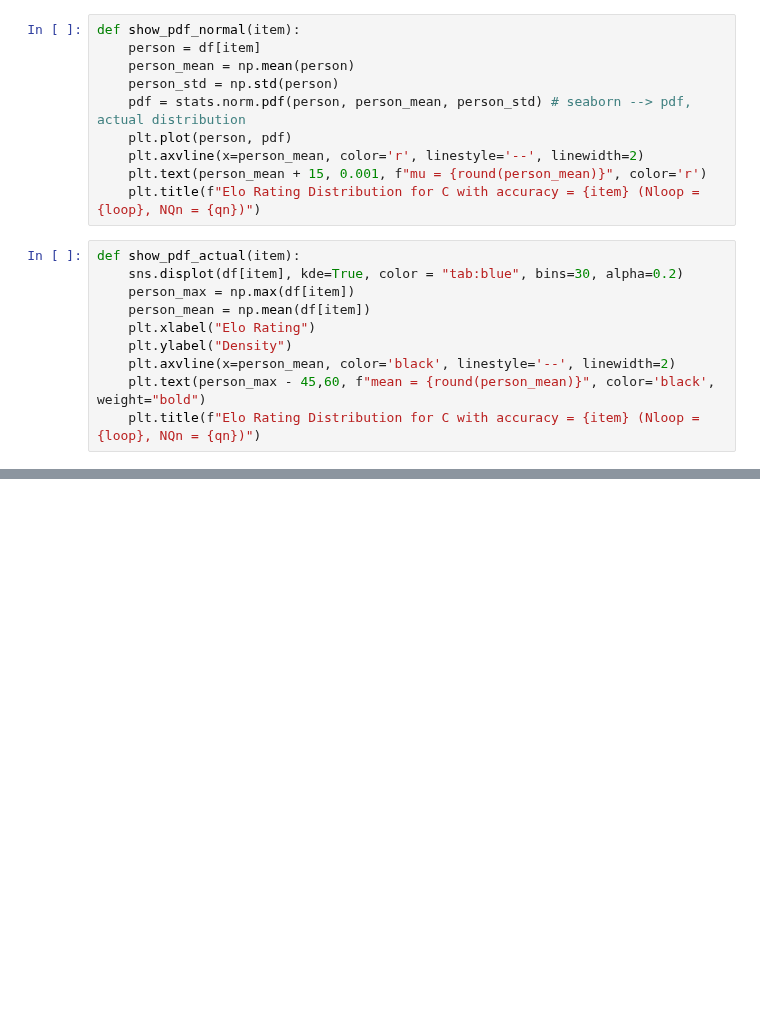
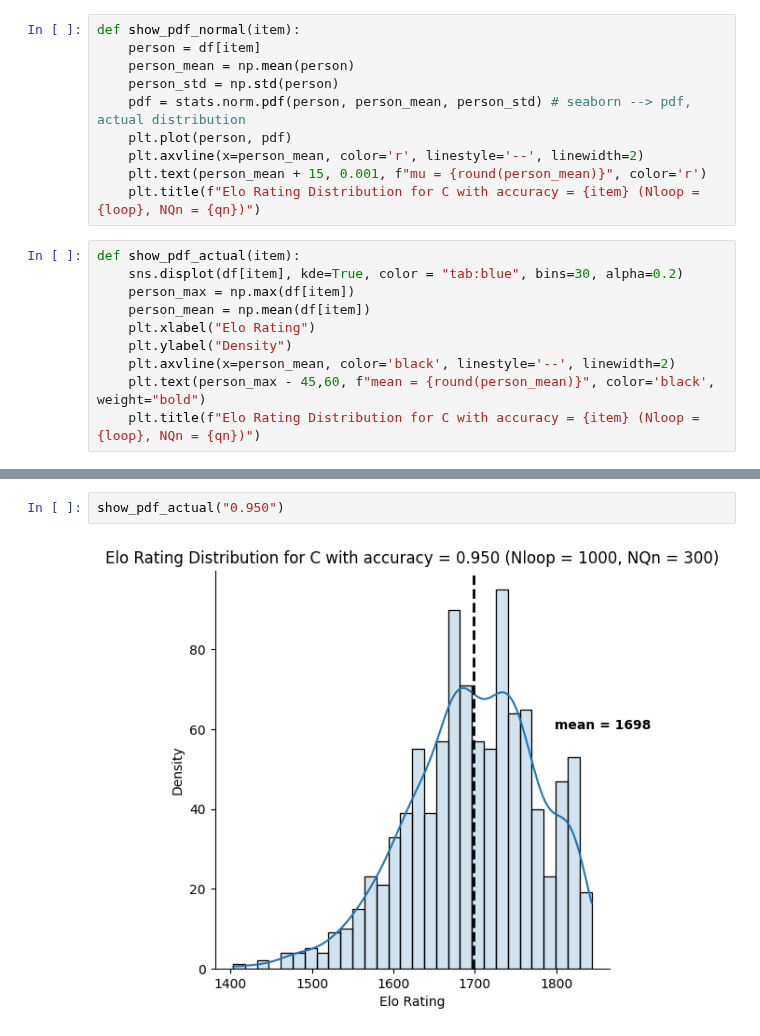
Before and after one commit to Huanqing-Mao/Elo-Simulation, a Jupyter notebook: src/plot_graphs.ipynb, the cells around one changed output, grey strips where cells are left out. Saved outputs shown, nothing was run; the diff lists cells and outputs as text; blank space fills up the shorter version.

```diff
--- a/src/plot_graphs.ipynb
+++ b/src/plot_graphs.ipynb
@@ -108,0 +109,4 @@ show_pdf_actual("0.900")
+# %%
+show_pdf_actual("0.950")
+# %% [output]
+[figure, added]
```
Also changed, not shown: parts of 13 cells of this notebook, 3 other files.
